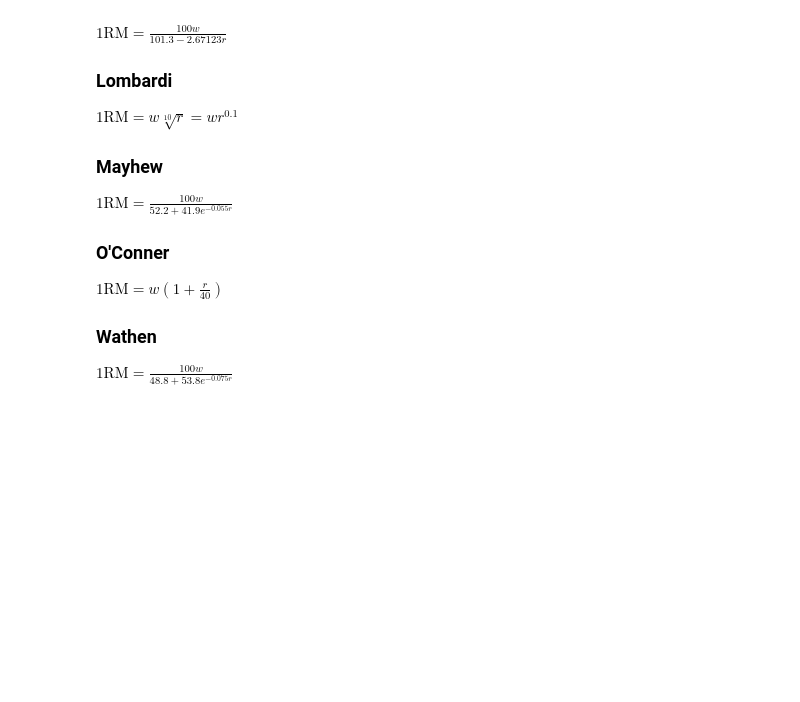
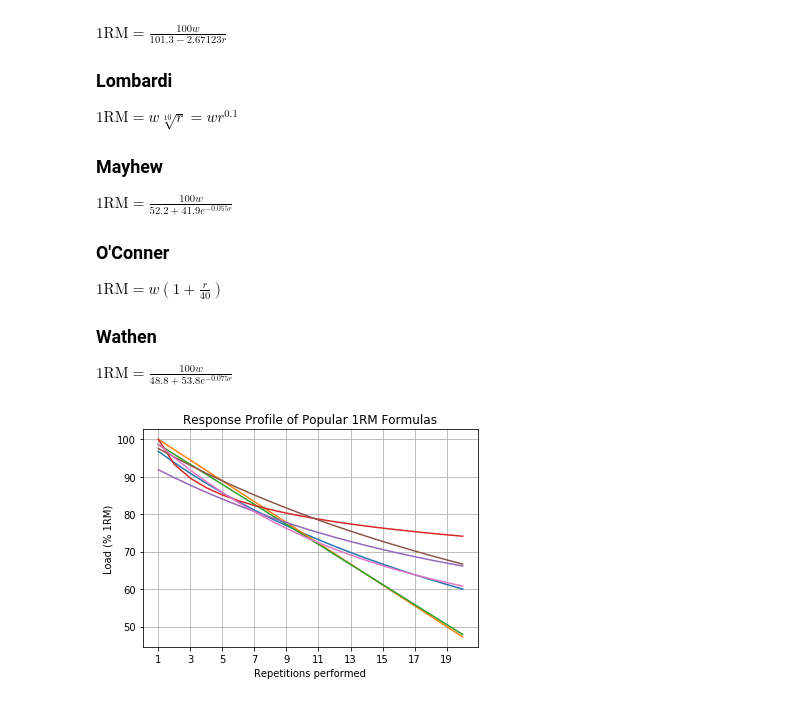
Before and after one commit to hinsley/colabs, a Jupyter notebook: Training_Parameterization.ipynb, the cells around one changed output. Drawn from its saved outputs; the diff is of its cells as text; code cells hidden in the pictures; blank space fills up the shorter version.

Commit message:
Add response profile of 1RM formulas

```diff
--- a/Training_Parameterization.ipynb
+++ b/Training_Parameterization.ipynb
@@ -155,7 +155,7 @@ class ORM:
       return math.floor(result) if round_down else result
     @classmethod
     def rep_max(cls, orm: float, reps: int) -> float:
-      return m / (1 + r / 30)
+      return orm / (1 + reps / 30)
   class Brzycki:
     @classmethod
     def orm(cls, weight: float, reps: int) -> float:
@@ -225,7 +225,7 @@ class ORM:
       return math.floor(result) if round_down else result
     @classmethod
     def rep_max(cls, orm: float, reps: int) -> float:
-      return m / (1 + r / 40)
+      return orm / (1 + reps / 40)
   class Wathen:
     @classmethod
     def orm(cls, weight: float, reps: int) -> float:
@@ -240,3 +240,22 @@ class ORM:
     @classmethod
     def rep_max(cls, orm: float, reps: int) -> float:
       return orm * (48.8 + 53.8 * (math.e ** (-0.075 * reps))) / 100
+# %%
+from matplotlib import pyplot as plt
+
+rep_upper_limit = 20
+
+rep_range = range(1, rep_upper_limit + 1)
+
+plt.title("Response Profile of Popular 1RM Formulas")
+plt.ylabel("Load (% 1RM)")
+plt.xlabel("Repetitions performed")
+plt.xticks(range(1, rep_upper_limit, 2))
+plt.grid()
+
+for formula in [var for var in vars(ORM) if not var.startswith("__")]:
+  plt.plot(rep_range, [getattr(ORM, formula).rep_max(100, reps) for reps in rep_range])
+
+plt.show()
+# %% [output]
+[figure, added]
```
